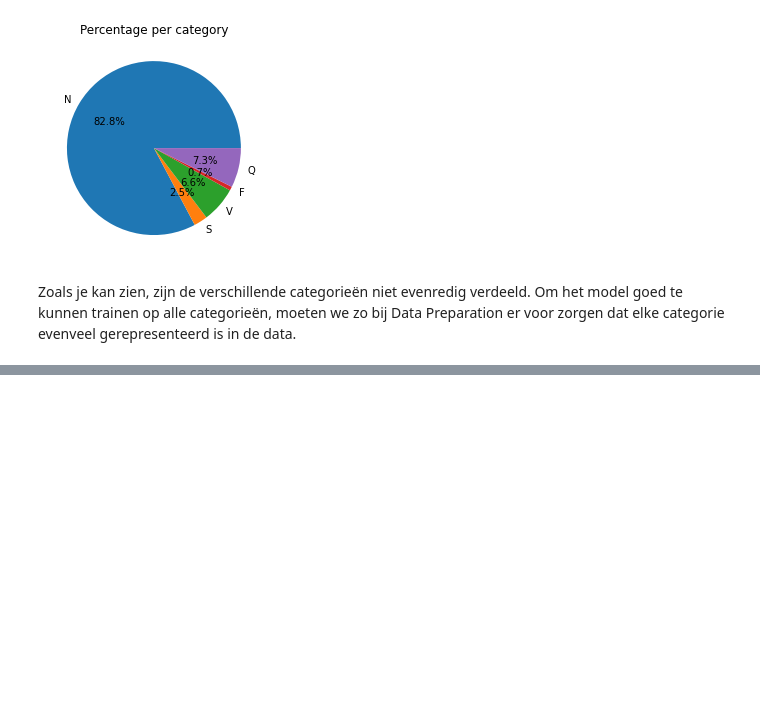
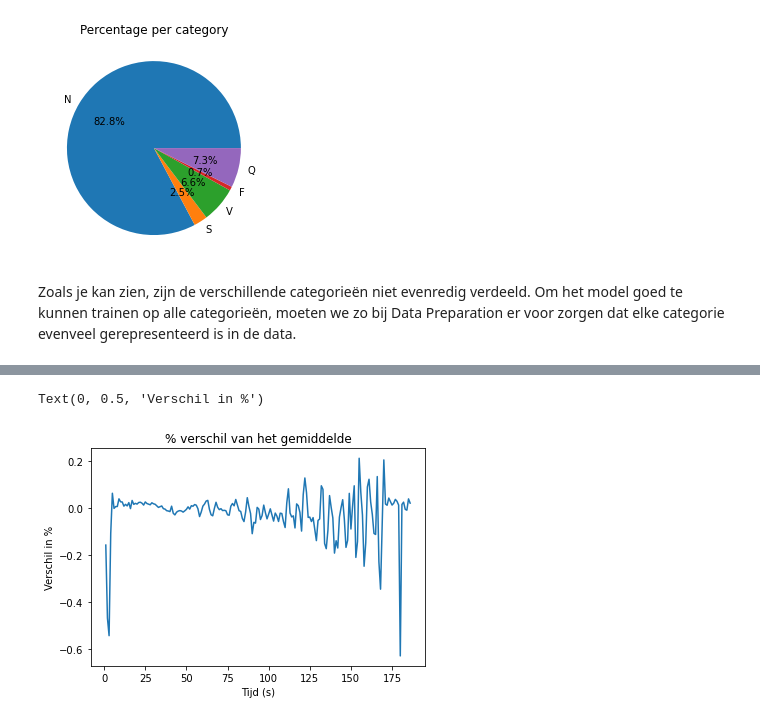
Before and after one commit to Mirmidion/PoC-Groep1, a Jupyter notebook: ECGData.ipynb, the cells around one changed output, grey strips where cells are left out. Drawn from its saved outputs; the diff is of its cells as text; code cells hidden in the pictures; blank space fills up the shorter version.

```diff
--- a/ECGData.ipynb
+++ b/ECGData.ipynb
@@ -138,0 +142,8 @@ plt.show()
+# %%
+plt.plot(ecg_data[:187].mean()[:187].pct_change())
+plt.title('% verschil van het gemiddelde')
+plt.xlabel('Tijd (s)')
+plt.ylabel('Verschil in %')
+# %% [output]
+Text(0, 0.5, 'Verschil in %')
+[figure, added]
```
Also changed, not shown: parts of 11 cells of this notebook, 18 other files.
